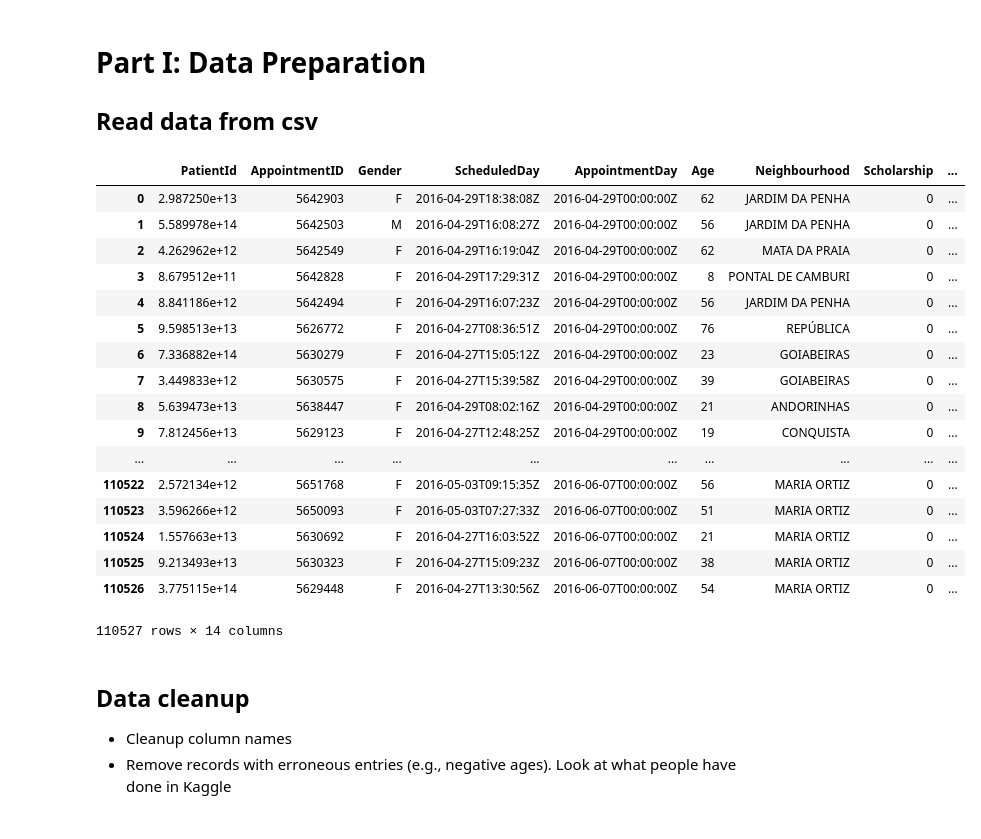
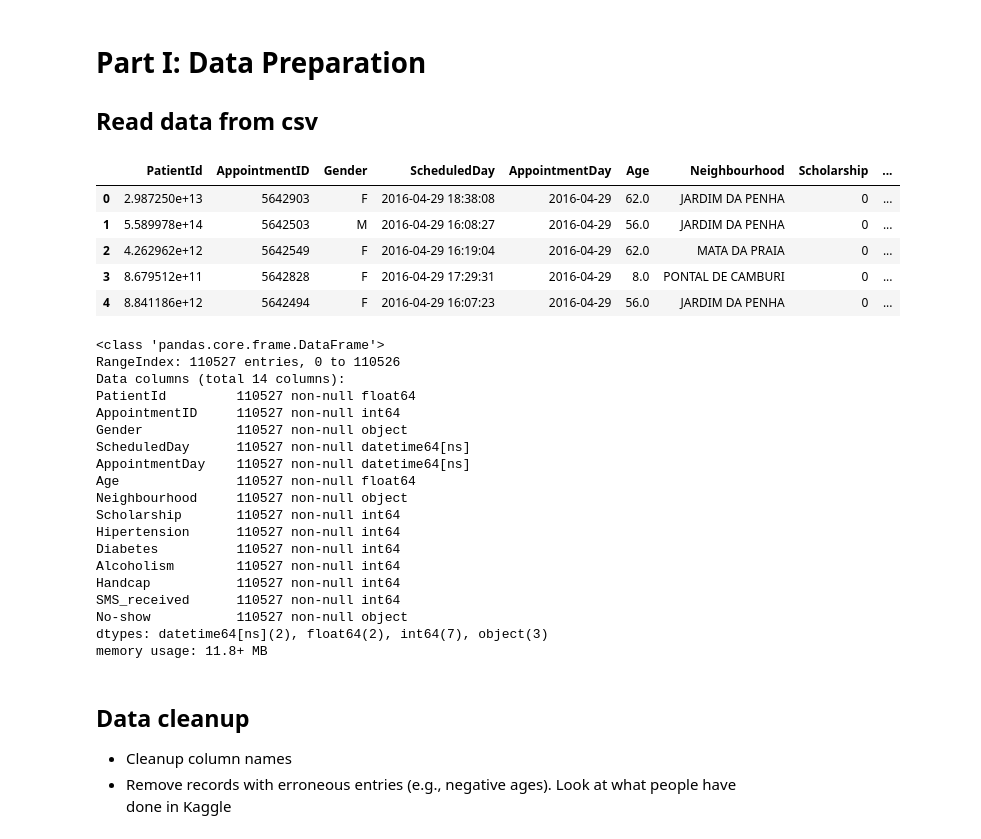
Before and after one commit to jyelle/mldm_project2, a Jupyter notebook: Project2.ipynb, the cells around one changed output. Drawn from its saved outputs; the diff is of its cells as text; code cells hidden in the pictures.

```diff
--- a/Project2.ipynb
+++ b/Project2.ipynb
@@ -5,37 +5,48 @@
 # %%
 import os
 import pandas as pd
+import numpy as np
 
 DATA_DIR = 'data'
 CSV_FILE = DATA_DIR + '/KaggleV2-May-2016.csv'
 
 # Read data using read_csv function
-def read_csv(data_dir=DATA_DIR, csv_file=CSV_FILE):
-    if not os.path.isdir(data_dir):
-        os.makedirs(data_dir)
-    return pd.read_csv(csv_file)
 
-appt_df = read_csv()
-appt_df
+appt_df = pd.read_csv(CSV_FILE,
+                     dtype ={'Age': np.float64,
+                            },
+                      parse_dates = ['ScheduledDay', 'AppointmentDay'])
+
+appt_df.head()
 # %% [output]
 |  | PatientId | AppointmentID | Gender | ScheduledDay | AppointmentDay | Age | Neighbourhood | Scholarship | ... |
-| 0 | 2.987250e+13 | 5642903 | F | 2016-04-29T18:38:08Z | 2016-04-29T00:00:00Z | 62 | JARDIM DA PENHA | 0 | ... |
-| 1 | 5.589978e+14 | 5642503 | M | 2016-04-29T16:08:27Z | 2016-04-29T00:00:00Z | 56 | JARDIM DA PENHA | 0 | ... |
-| 2 | 4.262962e+12 | 5642549 | F | 2016-04-29T16:19:04Z | 2016-04-29T00:00:00Z | 62 | MATA DA PRAIA | 0 | ... |
-| 3 | 8.679512e+11 | 5642828 | F | 2016-04-29T17:29:31Z | 2016-04-29T00:00:00Z | 8 | PONTAL DE CAMBURI | 0 | ... |
-| 4 | 8.841186e+12 | 5642494 | F | 2016-04-29T16:07:23Z | 2016-04-29T00:00:00Z | 56 | JARDIM DA PENHA | 0 | ... |
-| 5 | 9.598513e+13 | 5626772 | F | 2016-04-27T08:36:51Z | 2016-04-29T00:00:00Z | 76 | REPÚBLICA | 0 | ... |
-| 6 | 7.336882e+14 | 5630279 | F | 2016-04-27T15:05:12Z | 2016-04-29T00:00:00Z | 23 | GOIABEIRAS | 0 | ... |
-| 7 | 3.449833e+12 | 5630575 | F | 2016-04-27T15:39:58Z | 2016-04-29T00:00:00Z | 39 | GOIABEIRAS | 0 | ... |
-| 8 | 5.639473e+13 | 5638447 | F | 2016-04-29T08:02:16Z | 2016-04-29T00:00:00Z | 21 | ANDORINHAS | 0 | ... |
-| 9 | 7.812456e+13 | 5629123 | F | 2016-04-27T12:48:25Z | 2016-04-29T00:00:00Z | 19 | CONQUISTA | 0 | ... |
-| ... | ... | ... | ... | ... | ... | ... | ... | ... | ... |
-| 110522 | 2.572134e+12 | 5651768 | F | 2016-05-03T09:15:35Z | 2016-06-07T00:00:00Z | 56 | MARIA ORTIZ | 0 | ... |
-| 110523 | 3.596266e+12 | 5650093 | F | 2016-05-03T07:27:33Z | 2016-06-07T00:00:00Z | 51 | MARIA ORTIZ | 0 | ... |
-| 110524 | 1.557663e+13 | 5630692 | F | 2016-04-27T16:03:52Z | 2016-06-07T00:00:00Z | 21 | MARIA ORTIZ | 0 | ... |
-| 110525 | 9.213493e+13 | 5630323 | F | 2016-04-27T15:09:23Z | 2016-06-07T00:00:00Z | 38 | MARIA ORTIZ | 0 | ... |
-| 110526 | 3.775115e+14 | 5629448 | F | 2016-04-27T13:30:56Z | 2016-06-07T00:00:00Z | 54 | MARIA ORTIZ | 0 | ... |
+| 0 | 2.987250e+13 | 5642903 | F | 2016-04-29 18:38:08 | 2016-04-29 | 62.0 | JARDIM DA PENHA | 0 | ... |
+| 1 | 5.589978e+14 | 5642503 | M | 2016-04-29 16:08:27 | 2016-04-29 | 56.0 | JARDIM DA PENHA | 0 | ... |
+| 2 | 4.262962e+12 | 5642549 | F | 2016-04-29 16:19:04 | 2016-04-29 | 62.0 | MATA DA PRAIA | 0 | ... |
+| 3 | 8.679512e+11 | 5642828 | F | 2016-04-29 17:29:31 | 2016-04-29 | 8.0 | PONTAL DE CAMBURI | 0 | ... |
+| 4 | 8.841186e+12 | 5642494 | F | 2016-04-29 16:07:23 | 2016-04-29 | 56.0 | JARDIM DA PENHA | 0 | ... |
-110527 rows × 14 columns
+# %%
+appt_df.info()
+# %% [output]
+<class 'pandas.core.frame.DataFrame'>
+RangeIndex: 110527 entries, 0 to 110526
+Data columns (total 14 columns):
+PatientId         110527 non-null float64
+AppointmentID     110527 non-null int64
+Gender            110527 non-null object
+ScheduledDay      110527 non-null datetime64[ns]
+AppointmentDay    110527 non-null datetime64[ns]
+Age               110527 non-null float64
+Neighbourhood     110527 non-null object
+Scholarship       110527 non-null int64
+Hipertension      110527 non-null int64
+Diabetes          110527 non-null int64
+Alcoholism        110527 non-null int64
+Handcap           110527 non-null int64
+SMS_received      110527 non-null int64
+No-show           110527 non-null object
+dtypes: datetime64[ns](2), float64(2), int64(7), object(3)
+memory usage: 11.8+ MB
 # %% [markdown]
 ## Data cleanup
 
```
Also changed, not shown: parts of 13 cells of this notebook, 1 other file.
